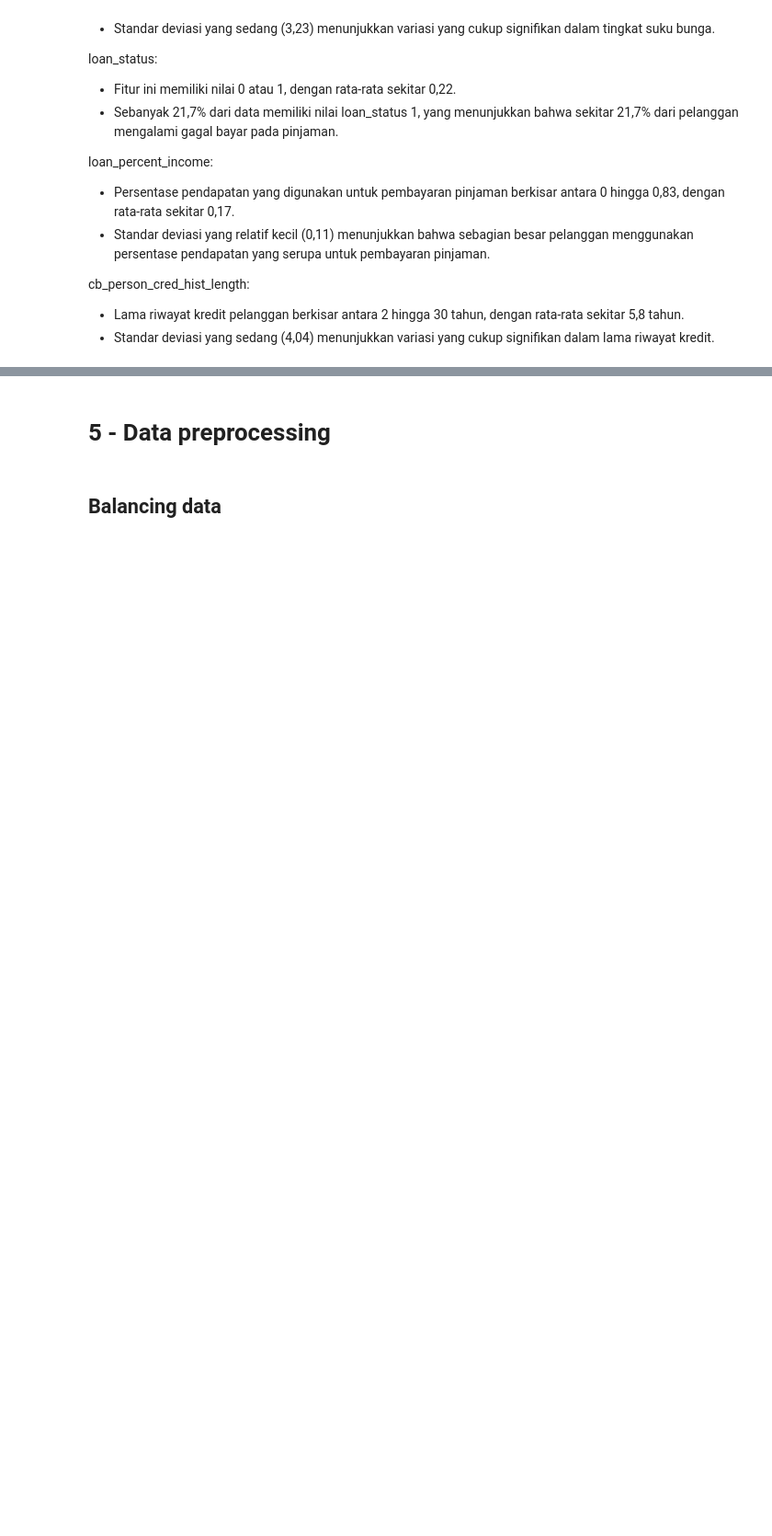
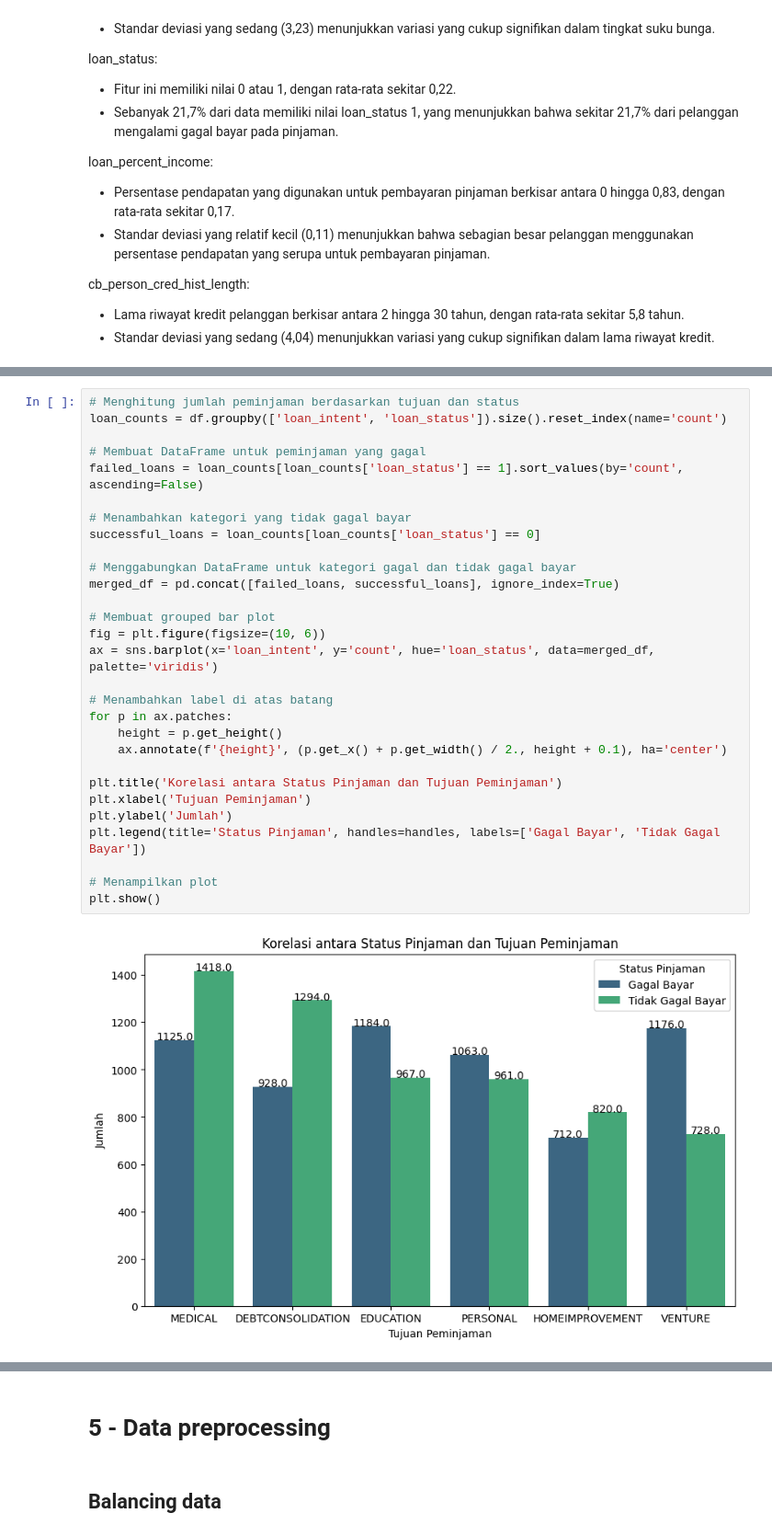
Before and after one commit to dwiputra35/default-debtor-prediction, a Jupyter notebook: default-debtor-prediction.ipynb, the cells around one changed output, grey strips where cells are left out. Shown at 92% size. Cells and saved outputs as stored; diff of their text form; blank space fills up the shorter version.

```diff
--- a/default-debtor-prediction.ipynb
+++ b/default-debtor-prediction.ipynb
@@ -412,0 +453,31 @@ cb_person_cred_hist_length:
+# %%
+# Menghitung jumlah peminjaman berdasarkan tujuan dan status
+loan_counts = df.groupby(['loan_intent', 'loan_status']).size().reset_index(name='count')
+
+# Membuat DataFrame untuk peminjaman yang gagal
+failed_loans = loan_counts[loan_counts['loan_status'] == 1].sort_values(by='count', ascending=False)
+
+# Menambahkan kategori yang tidak gagal bayar
+successful_loans = loan_counts[loan_counts['loan_status'] == 0]
+
+# Menggabungkan DataFrame untuk kategori gagal dan tidak gagal bayar
+merged_df = pd.concat([failed_loans, successful_loans], ignore_index=True)
+
+# Membuat grouped bar plot
+fig = plt.figure(figsize=(10, 6))
+ax = sns.barplot(x='loan_intent', y='count', hue='loan_status', data=merged_df, palette='viridis')
+
+# Menambahkan label di atas batang
+for p in ax.patches:
+    height = p.get_height()
+    ax.annotate(f'{height}', (p.get_x() + p.get_width() / 2., height + 0.1), ha='center')
+
+plt.title('Korelasi antara Status Pinjaman dan Tujuan Peminjaman')
+plt.xlabel('Tujuan Peminjaman')
+plt.ylabel('Jumlah')
+plt.legend(title='Status Pinjaman', handles=handles, labels=['Gagal Bayar', 'Tidak Gagal Bayar'])
+
+# Menampilkan plot
+plt.show()
+# %% [output]
+[figure, added]
```
Also changed, not shown: parts of 6 cells of this notebook.
